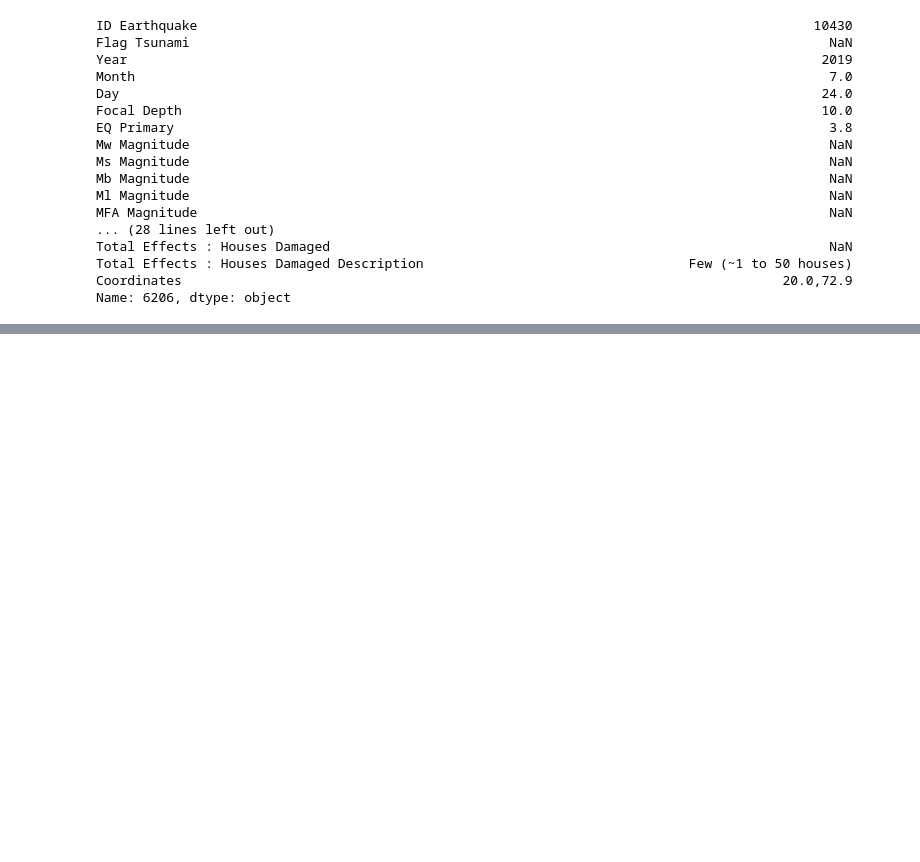
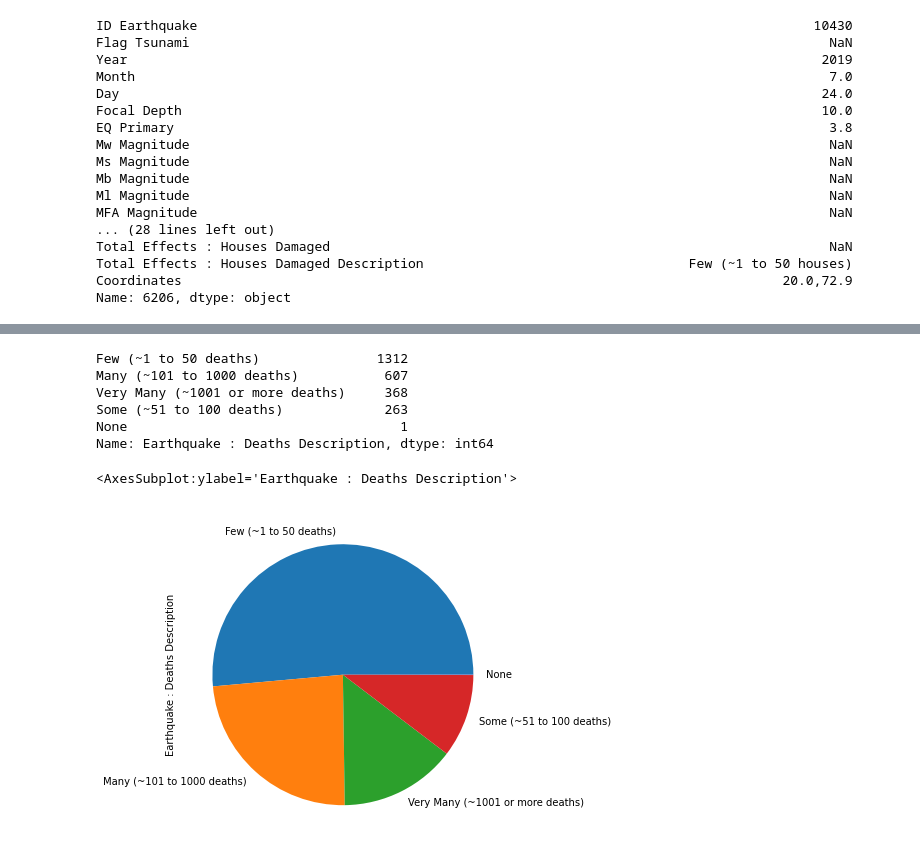
Before and after one commit to eupho73/TER-BNN, a Jupyter notebook: data/sign_eq_database.ipynb, the cells around one changed output, grey strips where cells are left out. Drawn from its saved outputs; the diff is of its cells as text; code cells hidden in the pictures; blank space fills up the shorter version.

```diff
--- a/data/sign_eq_database.ipynb
+++ b/data/sign_eq_database.ipynb
@@ -99,0 +156,14 @@ Name: 6206, dtype: object
+# %%
+data["Earthquake : Deaths Description"].value_counts()
+# %% [output]
+Few (~1 to 50 deaths)               1312
+Many (~101 to 1000 deaths)           607
+Very Many (~1001 or more deaths)     368
+Some (~51 to 100 deaths)             263
+None                                   1
+Name: Earthquake : Deaths Description, dtype: int64
+# %%
+data["Earthquake : Deaths Description"].value_counts().plot.pie(figsize=(6, 6))
+# %% [output]
+<AxesSubplot:ylabel='Earthquake : Deaths Description'>
+[figure, added]
```
Also changed, not shown: parts of 44 cells of this notebook, 1 other file.
